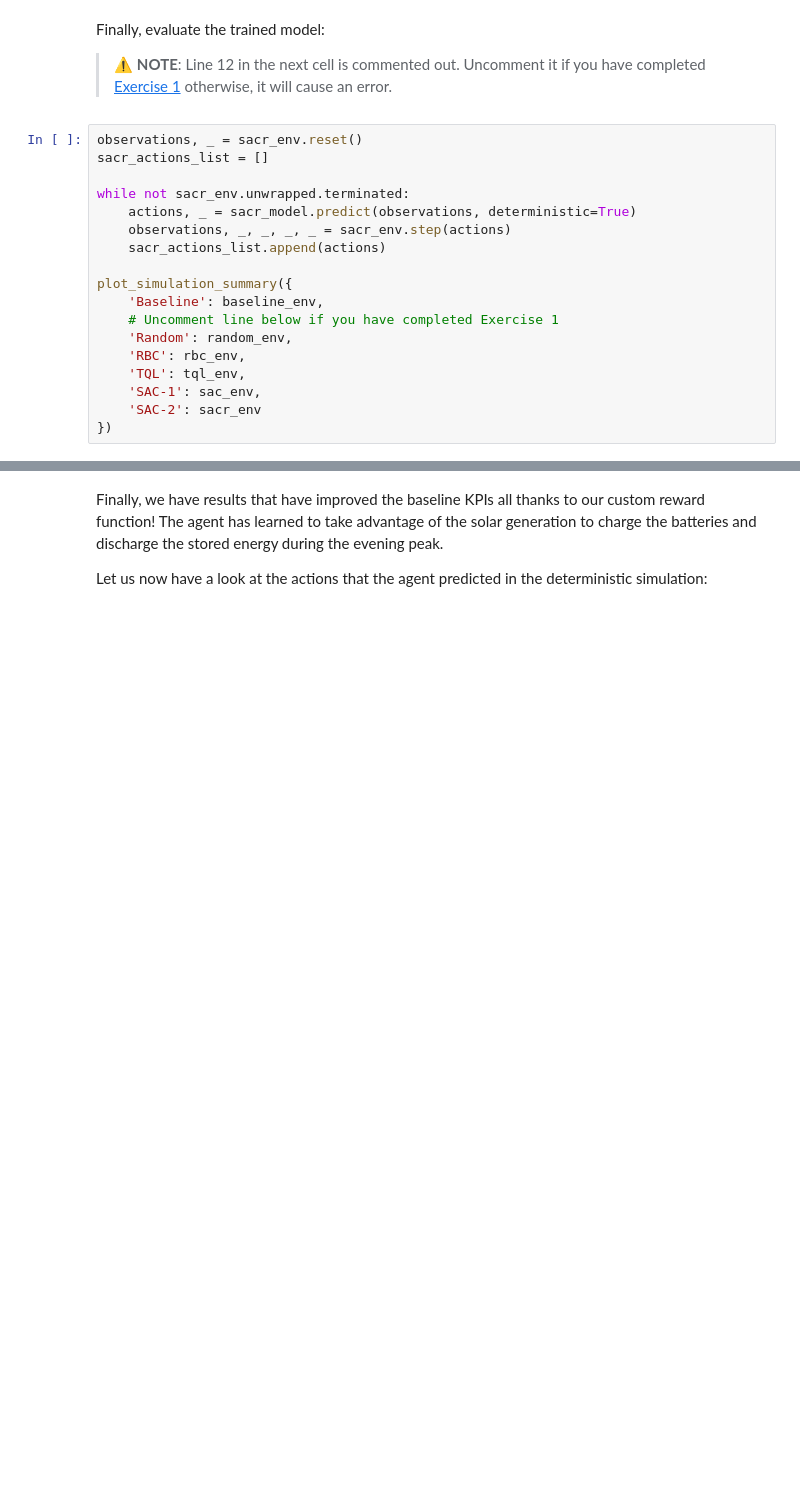
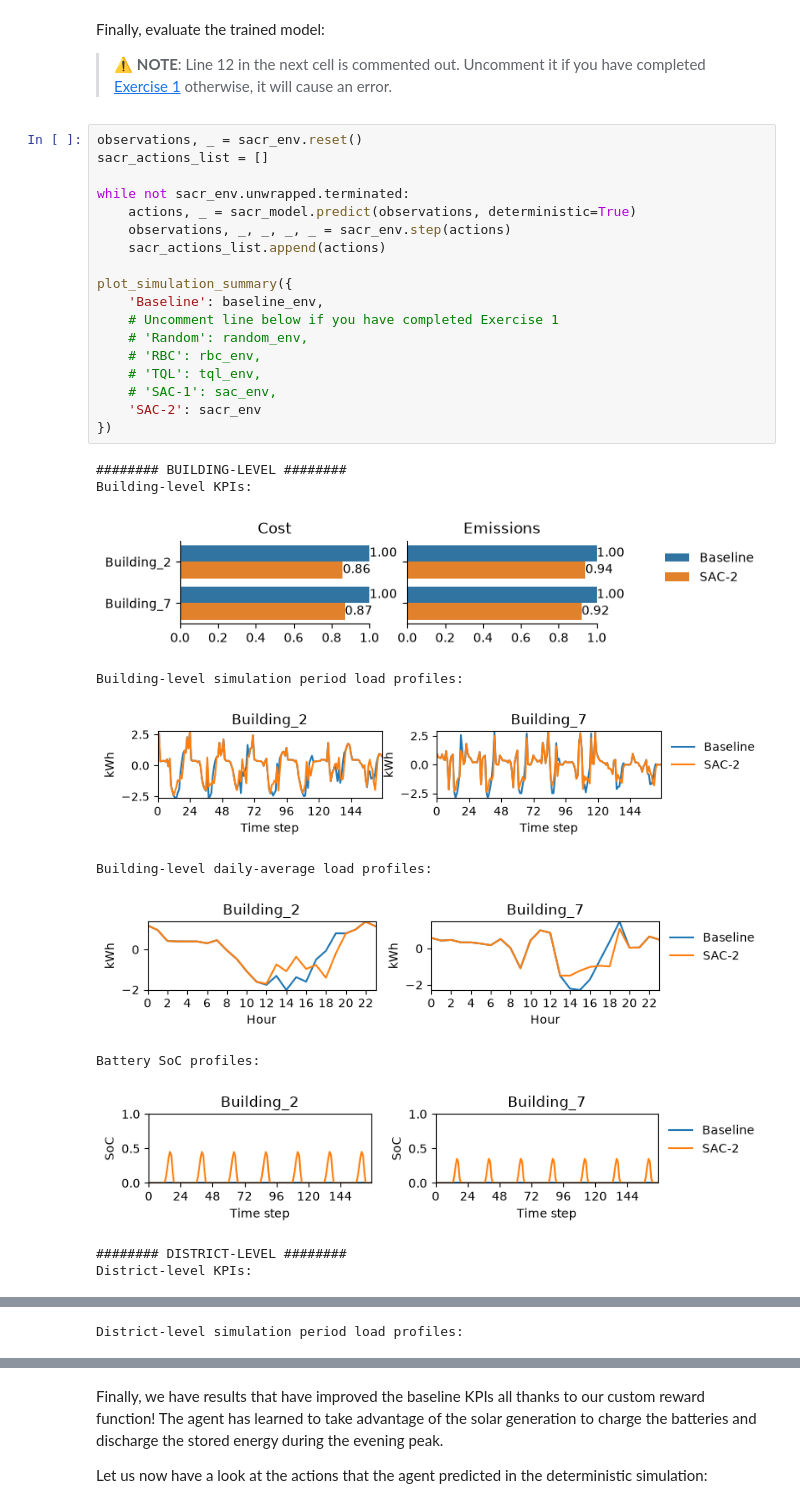
Before and after one commit to steve-salmond/citylearn, a Jupyter notebook: citylearn_ccai_tutorial.ipynb, the cells around one changed output, grey strips where cells are left out. Drawn from its saved outputs; the diff is of its cells as text; blank space fills up the shorter version.

```diff
--- a/citylearn_ccai_tutorial.ipynb
+++ b/citylearn_ccai_tutorial.ipynb
@@ -2331,18 +2391,30 @@ Finally, evaluate the trained model:
 # %%
 observations, _ = sacr_env.reset()
 sacr_actions_list = []
 
 while not sacr_env.unwrapped.terminated:
     actions, _ = sacr_model.predict(observations, deterministic=True)
     observations, _, _, _, _ = sacr_env.step(actions)
     sacr_actions_list.append(actions)
 
 plot_simulation_summary({
     'Baseline': baseline_env,
     # Uncomment line below if you have completed Exercise 1
-    'Random': random_env,
-    'RBC': rbc_env,
-    'TQL': tql_env,
-    'SAC-1': sac_env,
+    # 'Random': random_env,
+    # 'RBC': rbc_env,
+    # 'TQL': tql_env,
+    # 'SAC-1': sac_env,
     'SAC-2': sacr_env
 })
+# %% [output]
+######## BUILDING-LEVEL ########
+Building-level KPIs:
+[figure, added]
+Building-level simulation period load profiles:
+[figure, added]
+Building-level daily-average load profiles:
+[figure, added]
+Battery SoC profiles:
+[figure, added]
+######## DISTRICT-LEVEL ########
+District-level KPIs:
@@ -2348,0 +2422 @@ plot_simulation_summary({
+District-level simulation period load profiles:
```
Also changed, not shown: parts of 13 cells of this notebook.
